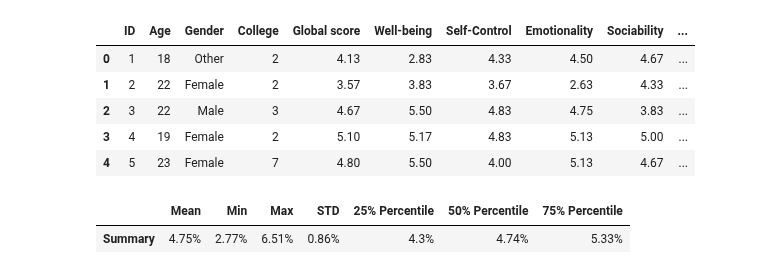
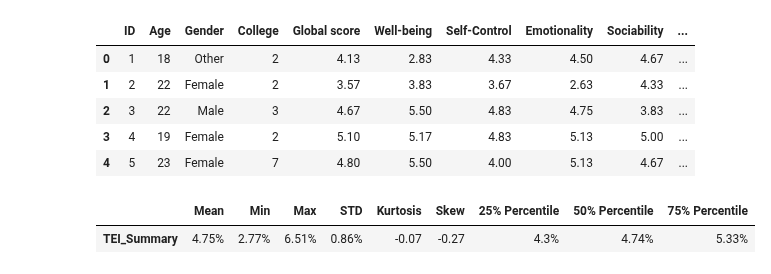
Before and after one commit to OnePewStrike/DataScience, a Jupyter notebook: notebooks/tei-brs.ipynb, the cells around one changed output. Cells and saved outputs as stored; diff of their text form; code cells hidden in the pictures.

Commit message:
practice data

```diff
--- a/notebooks/tei-brs.ipynb
+++ b/notebooks/tei-brs.ipynb
@@ -129,22 +129,42 @@ data.head()
 | 4 | 5 | 23 | Female | 7 | 4.80 | 5.50 | 4.00 | 5.13 | 4.67 | ... |
 # %%
 tei_stats = data["TEI_Mean"].describe()
-tei_kurtosis_value = stats.kurtosis(data["TEI_Mean"])
-tei_skew_value = stats.skew(data["TEI_Mean"])
 
-def format_column(df, column_name, decimals=2, )
+def format_column(df, column_name, decimals=2, suffix="%"):
+  formatted_column = (df[column_name].round(decimals).astype(str) + suffix)
+  return formatted_column
 
-mean = tei_stats["mean"].round(2).astype(str) + "%"
-min = tei_stats["min"].round(2).astype(str) + "%"
-max = tei_stats["max"].round(2).astype(str) + "%"
-std = tei_stats["std"].round(2).astype(str) + "%"
-percentile_one = tei_stats["25%"].round(2).astype(str) + "%"
-percentile_two = tei_stats["50%"].round(2).astype(str) + "%"
-percentile_three = tei_stats["75%"].round(2).astype(str) + "%"
+def round_off_values(column_name, decimals=2, suffix="%"):
+  formatted_column = column_name.round(decimals)
+  return formatted_column
 
-tei_summary = pd.DataFrame({"Mean": mean, "Min": min, "Max": max, "STD": std, "25% Percentile": percentile_one, "50% Percentile": percentile_two, "75% Percentile": percentile_three}, index=["Summary"])
+def summary(row_data):
+  print("Hello")
+
+mean = format_column(tei_stats, "mean")
+min = format_column(tei_stats, "min")
+max = format_column(tei_stats, "max")
+std = format_column(tei_stats, "std")
+kurtosis = round_off_values(stats.kurtosis(data["TEI_Mean"]))
+skew = round_off_values(stats.skew(data["TEI_Mean"]))
+percentile_one = format_column(tei_stats, "25%")
+percentile_two = format_column(tei_stats, "50%")
+percentile_three = format_column(tei_stats, "75%")
+
+tei_summary = pd.DataFrame({
+  "Mean": mean,
+  "Min": min,
+  "Max": max,
+  "STD": std,
+  "Kurtosis": kurtosis,
+  "Skew": skew,
+  "25% Percentile": percentile_one,
+  "50% Percentile": percentile_two,
+  "75% Percentile": percentile_three},
+  index=["TEI_Summary"]
+)
 
 tei_summary
 # %% [output]
-|  | Mean | Min | Max | STD | 25% Percentile | 50% Percentile | 75% Percentile |
-| Summary | 4.75% | 2.77% | 6.51% | 0.86% | 4.3% | 4.74% | 5.33% |
+|  | Mean | Min | Max | STD | Kurtosis | Skew | 25% Percentile | 50% Percentile | 75% Percentile |
+| TEI_Summary | 4.75% | 2.77% | 6.51% | 0.86% | -0.07 | -0.27 | 4.3% | 4.74% | 5.33% |
```
Also changed, not shown: parts of 1 cell of this notebook.
